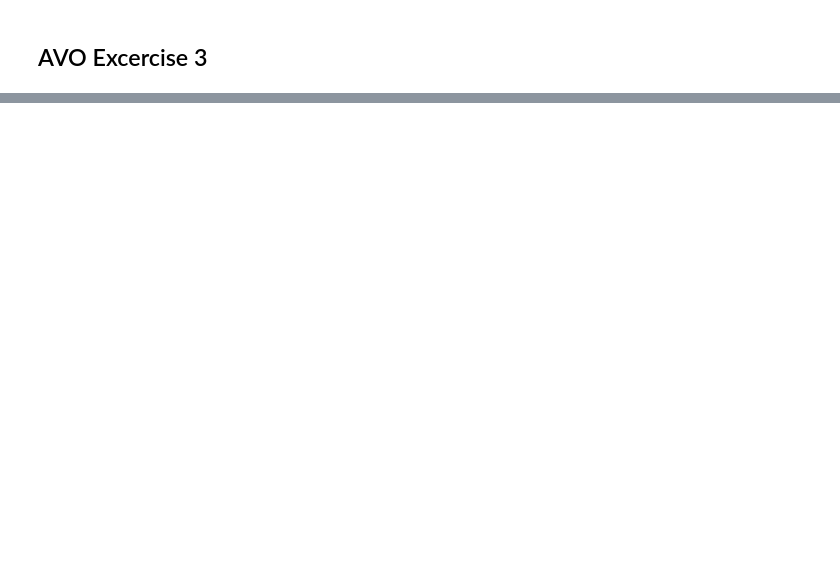
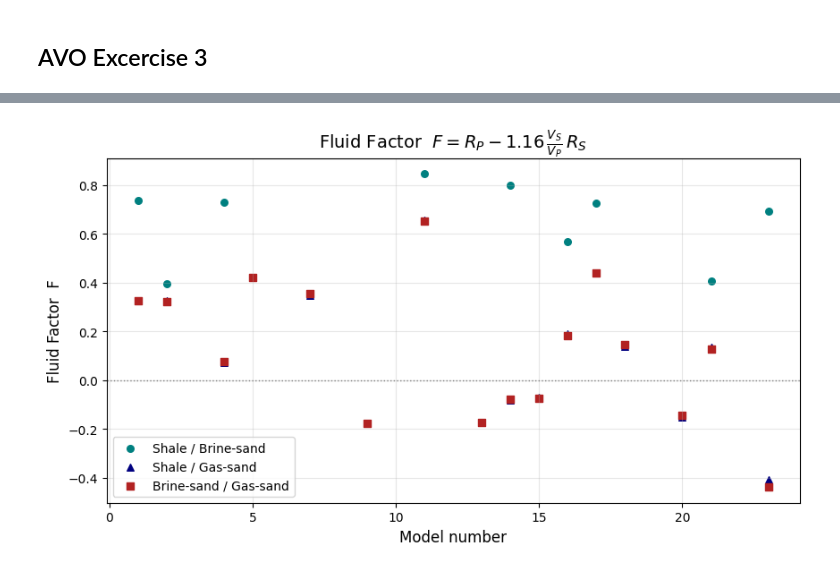
Before and after one commit to erikooooo/well_data_preprocessing, a Jupyter notebook: Excercise_3/Code/AVO_2.ipynb, the cells around one changed output, grey strips where cells are left out. Cells and saved outputs as stored; diff of their text form; code cells hidden in the pictures; blank space fills up the shorter version.

```diff
--- a/Excercise_3/Code/AVO_2.ipynb
+++ b/Excercise_3/Code/AVO_2.ipynb
@@ -47,0 +118,41 @@ def zoeppritz(vp1, vs1, rho1, vp2, vs2, rho2, theta_deg):
+# %%
+def fluid_factor(Rp, Rs, Vs, Vp):
+    """
+    Smith & Gidlow (1987) Fluid Factor:
+        F = Rp - 1.16 * (Vs/Vp) * Rs
+
+    F ≈ 0  → brine-sand (on the fluid line)
+    F ≠ 0  → gas anomaly (deviation from fluid line)
+    """
+    return Rp - 1.16 * (Vs / Vp) * Rs
+
+
+# Use Rpp/Rps already computed and stored in cell above
+df['F_shale_gas']   = fluid_factor(
+    df['Rpp_shale_gas'],   df['Rps_shale_gas'],
+    df['Shale_Vs'], df['Shale_VP']
+)
+df['F_shale_brine'] = fluid_factor(
+    df['Rpp_shale_brine'], df['Rps_shale_brine'],
+    df['Shale_Vs'], df['Shale_VP']
+)
+df['F_brine_gas']   = fluid_factor(
+    df['Rpp_shale_gas'],   df['Rps_shale_gas'],
+    df['Brine_Vs'], df['Brine_Vp']
+)
+
+x = df['Index']
+
+plt.figure(figsize=(10, 5))
+plt.scatter(x, df['F_shale_brine'], marker='o', s=30, label='Shale / Brine-sand',    color='teal')
+plt.scatter(x, df['F_shale_gas'],   marker='^', s=30, label='Shale / Gas-sand',      color='navy')
+plt.scatter(x, df['F_brine_gas'],   marker='s', s=30, label='Brine-sand / Gas-sand', color='firebrick')
+plt.axhline(0, color='gray', linestyle=':', linewidth=1)
+plt.xlabel('Model number', fontsize=12)
+plt.ylabel('Fluid Factor  F', fontsize=12)
+plt.title(r'Fluid Factor  $F = R_P - 1.16\,\frac{V_S}{V_P}\,R_S$', fontsize=14)
+plt.grid(alpha=0.3)
+plt.legend()
+plt.show()
+# %% [output]
+[figure, added]
```
Also changed, not shown: parts of 4 cells of this notebook, 1 other file.
